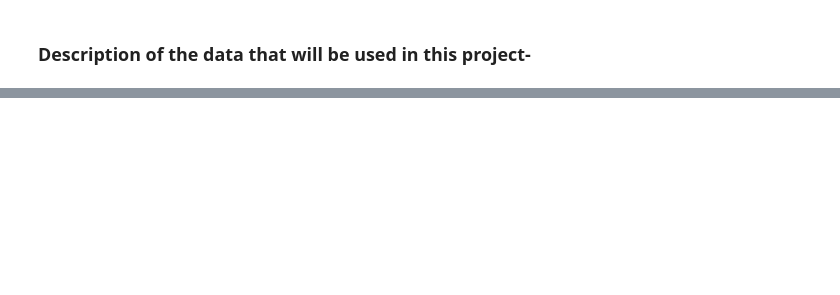
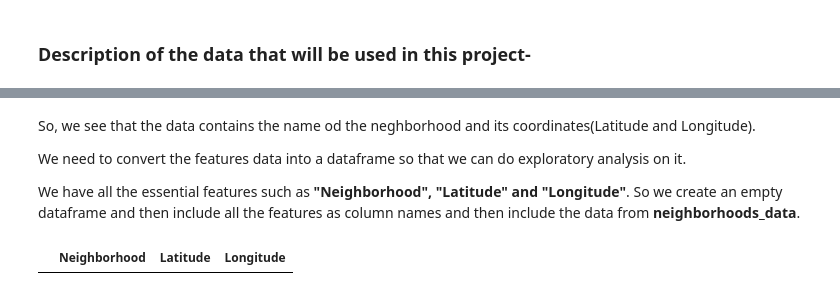
Before and after one commit to Debaparna-Goswami/Coursera_Capstone, a Jupyter notebook: Battle_of_neighborhoods.ipynb, the cells around one changed output, grey strips where cells are left out. Saved outputs shown, nothing was run; the diff lists cells and outputs as text; code cells hidden in the pictures; blank space fills up the shorter version.

```diff
--- a/Battle_of_neighborhoods.ipynb
+++ b/Battle_of_neighborhoods.ipynb
@@ -28,0 +46,22 @@ While downloading the Geojson file, it is important to check if the file contain
+# %%
+import  numpy as np
+
+import pandas as pd # library for data analsysis
+pd.set_option('display.max_columns', None)
+pd.set_option('display.max_rows', None)
+
+import json # library to handle JSON files
+
+from geopy.geocoders import Nominatim # convert an address into latitude and longitude values
+
+import requests # library to handle requests
+from pandas.io.json import json_normalize # tranform JSON file into a pandas dataframe
+
+# Matplotlib and associated plotting modules
+import matplotlib.cm as cm
+import matplotlib.colors as colors
+
+# import k-means from clustering stage
+from sklearn.cluster import KMeans
+
+import folium # map rendering library
@@ -28,0 +137,13 @@ While downloading the Geojson file, it is important to check if the file contain
+# %% [markdown]
+So, we see that the data contains the name od the neghborhood and its coordinates(Latitude and Longitude).
+
+We need to convert the features data into a dataframe so that we can do exploratory analysis on it.
+
+We have all the essential features such as **"Neighborhood", "Latitude" and "Longitude"**. So we create an empty dataframe and then include all the features as column names and then include the data from **neighborhoods_data**.
+# %%
+column_names = ['Neighborhood', 'Latitude', 'Longitude']
+
+neighborhoods = pd.DataFrame(columns=column_names) # An empty dataframe created.
+neighborhoods
+# %% [output]
+|  | Neighborhood | Latitude | Longitude |
```
Also changed, not shown: parts of 36 cells of this notebook.
